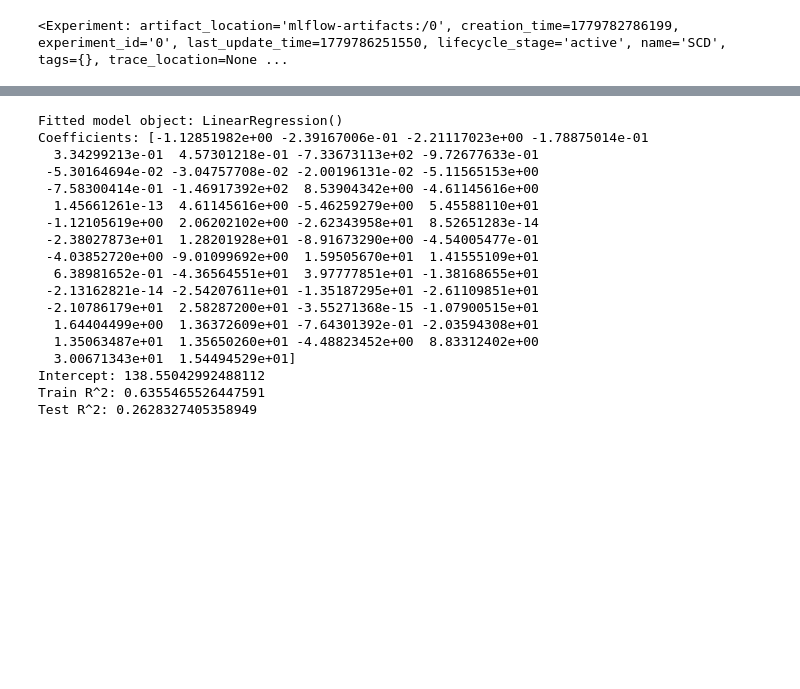
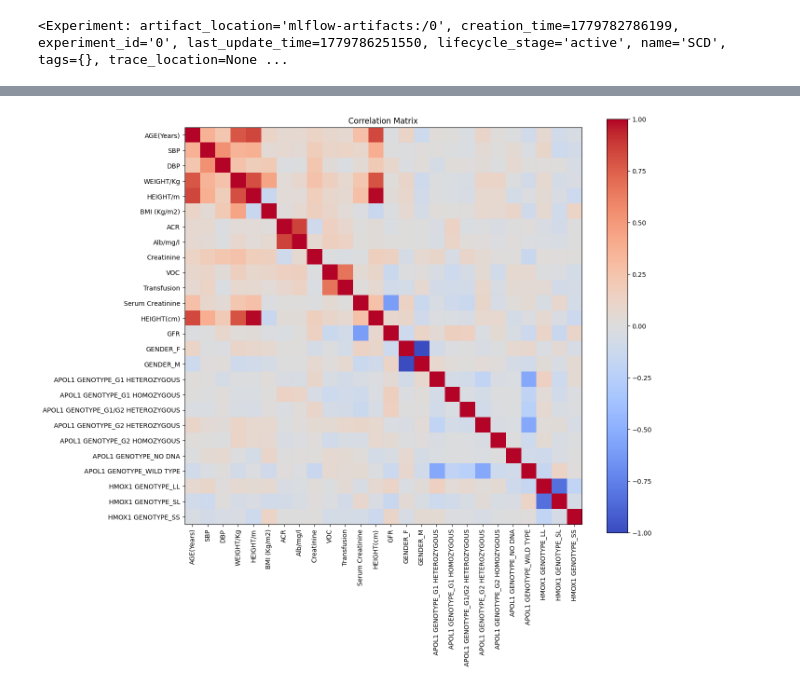
Before and after one commit to yhourmie/project, a Jupyter notebook: script.ipynb, the cells around one changed output, grey strips where cells are left out. Drawn from its saved outputs; the diff is of its cells as text; code cells hidden in the pictures; blank space fills up the shorter version.

```diff
--- a/script.ipynb
+++ b/script.ipynb
@@ -21,6 +22,14 @@ for col in columns_to_clean:
 scd['Creatinine'] = pd.to_numeric(scd['Creatinine'],errors = 'coerce')
 scd['Alb/mg/l'] = pd.to_numeric(scd['Alb/mg/l'],errors = 'coerce')
 scd['ACR'] = pd.to_numeric(scd['ACR'],errors = 'coerce')
+# Clean and normalize GENDER values
+scd['GENDER'] = scd['GENDER'].astype(str).str.strip().str.upper()
+# Normalize common full words to single-letter codes
+scd['GENDER'] = scd['GENDER'].replace({'FEMALE': 'F', 'MALE': 'M'})
+# Set invalid/unknown genders to NaN
+scd.loc[~scd['GENDER'].isin(['F','M']), 'GENDER'] = np.nan
+scd['GENDER'] = scd['GENDER'].astype('category')
+
 # Assign HMOX1 genotype based on allele values
 scd['HMOX1 GENOTYPE'] = np.where(
     (scd['HMOX1 ALLELE 1'] < 25) & (scd['HMOX1 ALLELE 2'] < 25),
@@ -40,5 +49,13 @@ scd['HMOX1 GENOTYPE'] = np.where(
     )
 )
 scd['HMOX1 GENOTYPE'].value_counts()
+scd['GENDER'].value_counts()
 #scd.info()
+
+#one-hot encode the categorical variables
+scd1 = pd.get_dummies(scd, columns=['GENDER','APOL1 GENOTYPE','HMOX1 GENOTYPE'])
+#Remove unneeded columns and columns with
+#  clinical factors that are measured only on a few subjects
+scd2= scd1.drop(columns=["BP","DNA NUMBER","ACR_code","ETHNIC Group","HMOX1_code","LDH","Fetal Hb","Bili totale","bili DIRECT","BILI INDIRECT",'prot','GB/Nitr','HMOX1 ALLELE 1','HMOX1 ALLELE 2'])
+scd2 = scd2.dropna(axis=0, how='any')
 # %% [output]
@@ -53,20 +66,24 @@ scd1 =pd.get_dummies(scd, columns=['GENDER','APOL1 GENOTYPE','HMOX1 GENOTYPE','p
 # %%
-#Remove unneeded columns and columns with
-#  clinical factors that are measured only on a few subjects
-scd2= scd1.drop(columns=["BP","DNA NUMBER","ACR_code","ETHNIC Group","HMOX1_code","LDH","Fetal Hb","Bili totale","bili DIRECT","BILI INDIRECT"])
-scd2 = scd2.dropna(axis=0, how='any')
-X = scd2.drop(columns=["GFR"])
-y = scd2['GFR']
-X = X.dropna(axis=0, how='any')
-#X.info()
-X_train_df, X_test_df, Y_train_df, Y_test_df = train_test_split(X, y, test_size=0.2, random_state=42)
-#X_train_df.info()
-mlflow.sklearn.autolog()
-model = linear_model.LinearRegression()
-fitted_model = model.fit(X_train_df, Y_train_df)
-print("Fitted model object:", fitted_model)
-print("Coefficients:", fitted_model.coef_)
-print("Intercept:", fitted_model.intercept_)
-print("Train R^2:", fitted_model.score(X_train_df, Y_train_df))
-print("Test R^2:", fitted_model.score(X_test_df, Y_test_df))
+#check correlation of features with GFR and ACR
+correlation_matrix = scd2.corr()
+correlation_with_gfr = correlation_matrix['GFR'].sort_values(ascending=False)
+print(correlation_with_gfr)
+# Plot the correlation matrix
+import matplotlib.pyplot as plt
+try:
+    import seaborn as sns
+except ImportError:
+    sns = None
+
+plt.figure(figsize=(14,12))
+if sns is not None:
+    sns.heatmap(correlation_matrix, annot=True, fmt='.2f', cmap='coolwarm', square=True, cbar_kws={'shrink': 0.8})
+else:
+    plt.imshow(correlation_matrix, interpolation='nearest', cmap='coolwarm', vmin=-1, vmax=1)
+    plt.colorbar()
+    plt.xticks(range(len(correlation_matrix.columns)), correlation_matrix.columns, rotation=90)
+    plt.yticks(range(len(correlation_matrix.columns)), correlation_matrix.columns)
+plt.title('Correlation Matrix')
+plt.tight_layout()
+plt.show()
 # %% [output]
@@ -78,18 +107 @@ print("Test R^2:", fitted_model.score(X_test_df, Y_test_df))
-Fitted model object: LinearRegression()
-Coefficients: [-1.12851982e+00 -2.39167006e-01 -2.21117023e+00 -1.78875014e-01
-  3.34299213e-01  4.57301218e-01 -7.33673113e+02 -9.72677633e-01
- -5.30164694e-02 -3.04757708e-02 -2.00196131e-02 -5.11565153e+00
- -7.58300414e-01 -1.46917392e+02  8.53904342e+00 -4.61145616e+00
-  1.45661261e-13  4.61145616e+00 -5.46259279e+00  5.45588110e+01
- -1.12105619e+00  2.06202102e+00 -2.62343958e+01  8.52651283e-14
- -2.38027873e+01  1.28201928e+01 -8.91673290e+00 -4.54005477e-01
- -4.03852720e+00 -9.01099692e+00  1.59505670e+01  1.41555109e+01
-  6.38981652e-01 -4.36564551e+01  3.97777851e+01 -1.38168655e+01
- -2.13162821e-14 -2.54207611e+01 -1.35187295e+01 -2.61109851e+01
- -2.10786179e+01  2.58287200e+01 -3.55271368e-15 -1.07900515e+01
-  1.64404499e+00  1.36372609e+01 -7.64301392e-01 -2.03594308e+01
-  1.35063487e+01  1.35650260e+01 -4.48823452e+00  8.83312402e+00
-  3.00671343e+01  1.54494529e+01]
-Intercept: 138.55042992488112
-Train R^2: 0.6355465526447591
-Test R^2: 0.2628327405358949
+[figure, added]
```
Also changed, not shown: parts of 7 cells of this notebook, 1 other file.
